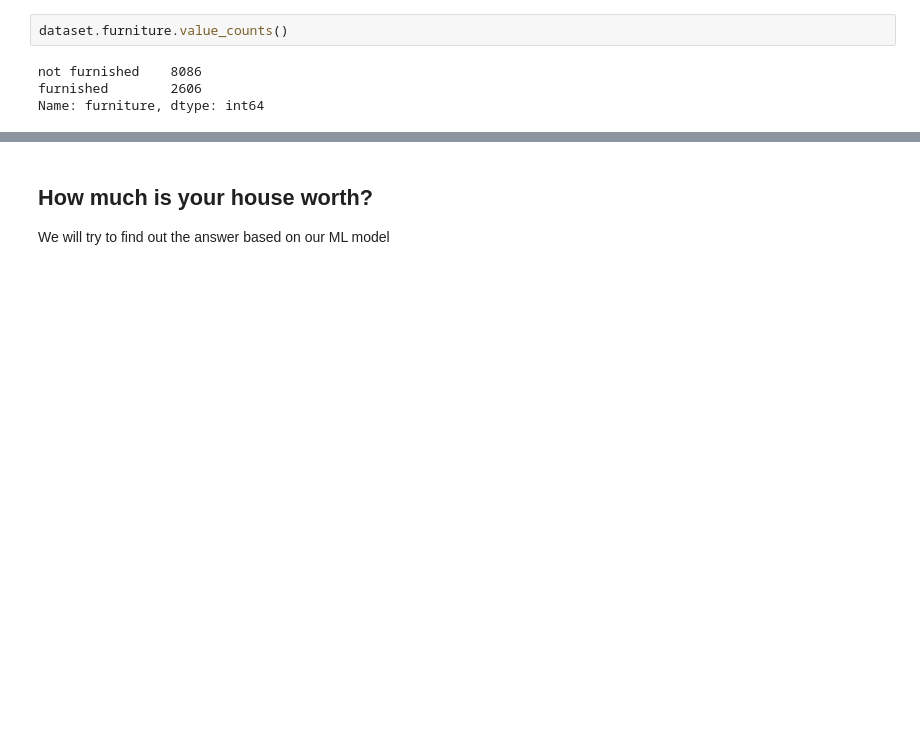
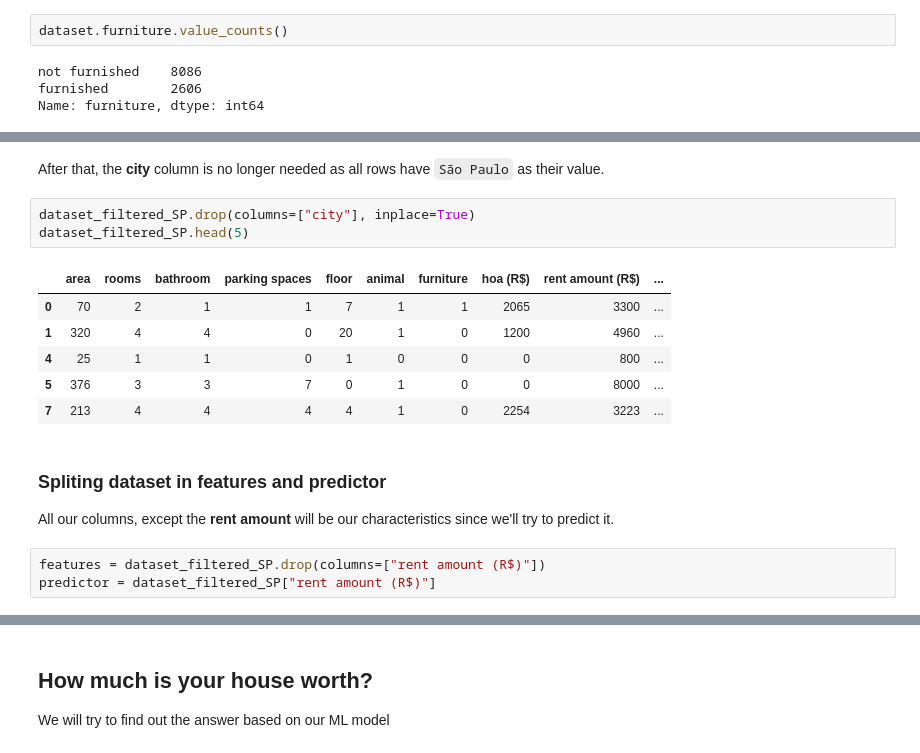
Before and after one commit to Samuellucas97/ML-E2E-Course, a Jupyter notebook: UdemyCourse.ipynb, the cells around one changed output, grey strips where cells are left out. Cells and saved outputs as stored; diff of their text form; blank space fills up the shorter version.

```diff
--- a/UdemyCourse.ipynb
+++ b/UdemyCourse.ipynb
@@ -524,0 +520,19 @@ Name: furniture, Length: 10692, dtype: int64
+# %% [markdown]
+After that, the **city** column is no longer needed as all rows have `São Paulo` as their value.
+# %%
+dataset_filtered_SP.drop(columns=["city"], inplace=True)
+dataset_filtered_SP.head(5)
+# %% [output]
+|  | area | rooms | bathroom | parking spaces | floor | animal | furniture | hoa (R$) | rent amount (R$) | ... |
+| 0 | 70 | 2 | 1 | 1 | 7 | 1 | 1 | 2065 | 3300 | ... |
+| 1 | 320 | 4 | 4 | 0 | 20 | 1 | 0 | 1200 | 4960 | ... |
+| 4 | 25 | 1 | 1 | 0 | 1 | 0 | 0 | 0 | 800 | ... |
+| 5 | 376 | 3 | 3 | 7 | 0 | 1 | 0 | 0 | 8000 | ... |
+| 7 | 213 | 4 | 4 | 4 | 4 | 1 | 0 | 2254 | 3223 | ... |
+# %% [markdown]
+### Spliting dataset in features and predictor
+
+All our columns, except the **rent amount** will be our characteristics since we'll try to predict it.
+# %%
+features = dataset_filtered_SP.drop(columns=["rent amount (R$)"])
+predictor = dataset_filtered_SP["rent amount (R$)"]
```
Also changed, not shown: parts of 17 cells of this notebook.
